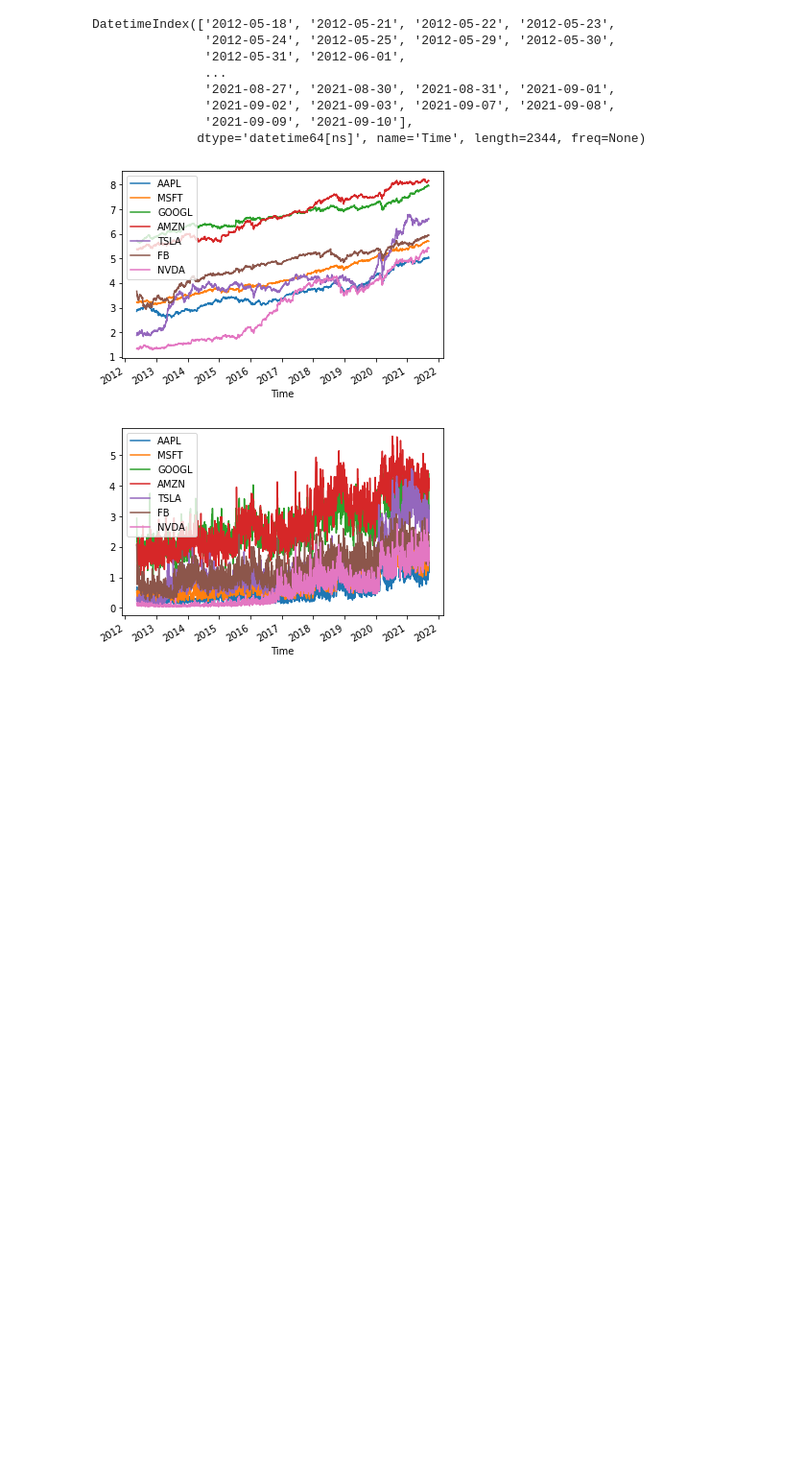
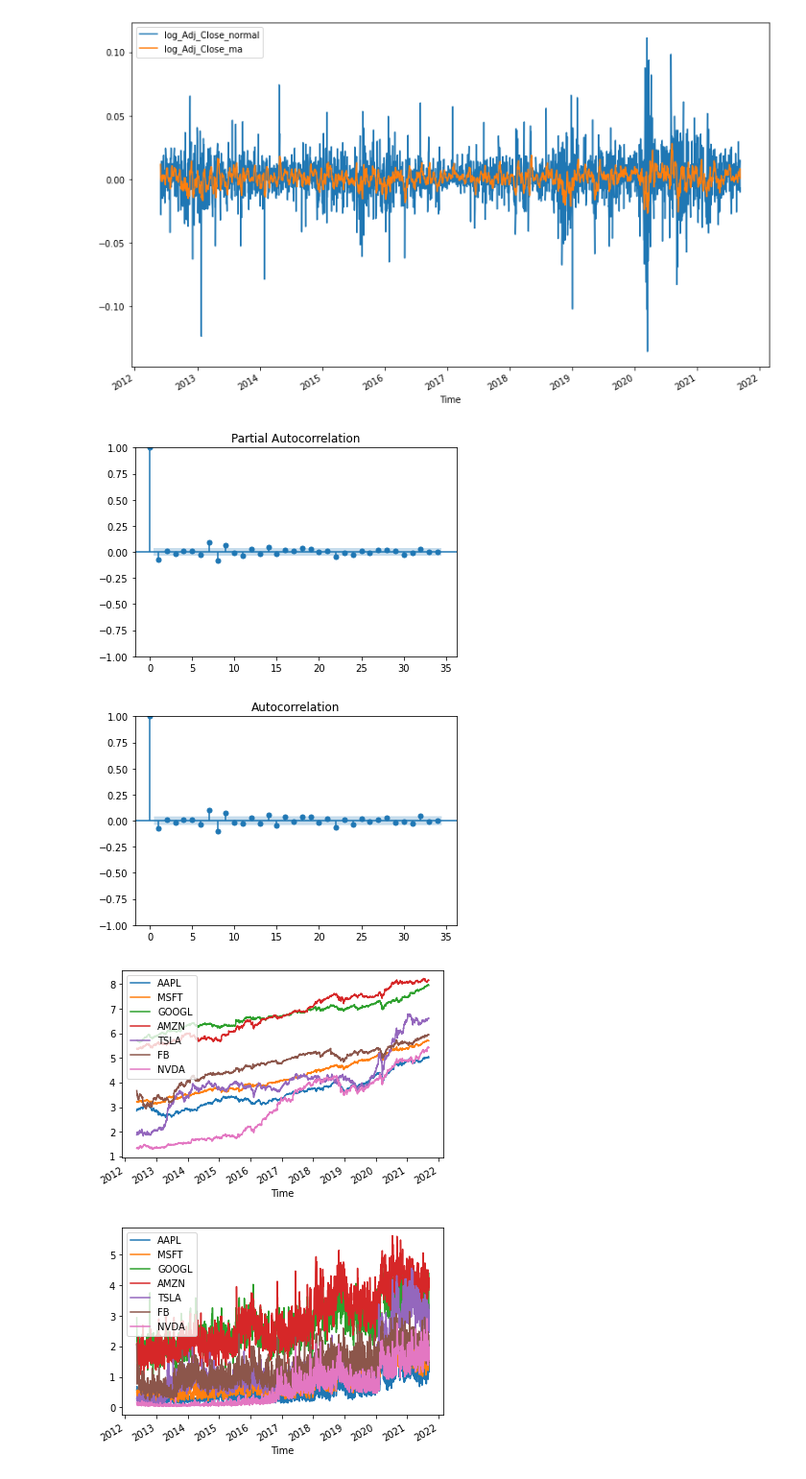
Before and after one commit to soraew/stock_quantiative_analysis, a Jupyter notebook: src/nasdaq.ipynb, the cells around one changed output. Shown at 96% size. Saved outputs shown, nothing was run; the diff lists cells and outputs as text; code cells hidden in the pictures; blank space fills up the shorter version.

```diff
--- a/src/nasdaq.ipynb
+++ b/src/nasdaq.ipynb
@@ -1 +114,26 @@
+# %%
+# plotting functions and shit
+def plot_feature_coef(nasdaq, stock_name="AAPL"):
+    aapl = get_stock(nasdaq, stock_name)
+    corr = np.corrcoef(aapl.T)
+    sns.heatmap(corr, xticklabels=aapl.columns, yticklabels=aapl.columns, annot=True)
+
+# for some reason, the acf and pacf are not plotting well(they are the same)
+def plot_acf_pacf(nasdaq, stock_name="AAPL"):
+    aapl = get_stock(nasdaq, stock_name)
+    signal = aapl["log_Adj_Close"].diff().dropna()[:-1]
+    # filtered_aapl = filter_signal(signal,threshhold=2e4)
+    ma = signal.rolling(7).mean().dropna()
+
+    ma_aapl = pd.DataFrame(ma).merge(signal, "inner", left_index=True, right_index=True, suffixes=["_ma", "_normal"]).dropna()
+    ma_aapl = ma_aapl[["log_Adj_Close_normal", "log_Adj_Close_ma"]]
+    ma_aapl.plot(figsize=(13,8))
+    plt.show()
+    plot_pacf(signal)
+    plot_acf(signal)
+    plt.show()
+# %% [output]
+[figure, added]
+[figure, added]
+[figure, added]
 # %%
@@ -116,14 +152,3 @@ def plot_filtered(nasdaq, stock_name="AAPL",stock_feature="log_Volume", threshho
-# %%
-get_stock(nasdaq)["log_Volume"].index
-# %% [output]
-DatetimeIndex(['2012-05-18', '2012-05-21', '2012-05-22', '2012-05-23',
-               '2012-05-24', '2012-05-25', '2012-05-29', '2012-05-30',
-               '2012-05-31', '2012-06-01',
-               ...
-               '2021-08-27', '2021-08-30', '2021-08-31', '2021-09-01',
-               '2021-09-02', '2021-09-03', '2021-09-07', '2021-09-08',
-               '2021-09-09', '2021-09-10'],
-              dtype='datetime64[ns]', name='Time', length=2344, freq=None)
 # %%
 #特徴量プロット
 plot_attribute(nasdaq, "log_Adj_Close")
```
Also changed, not shown: parts of 8 cells of this notebook, 1 other file.
